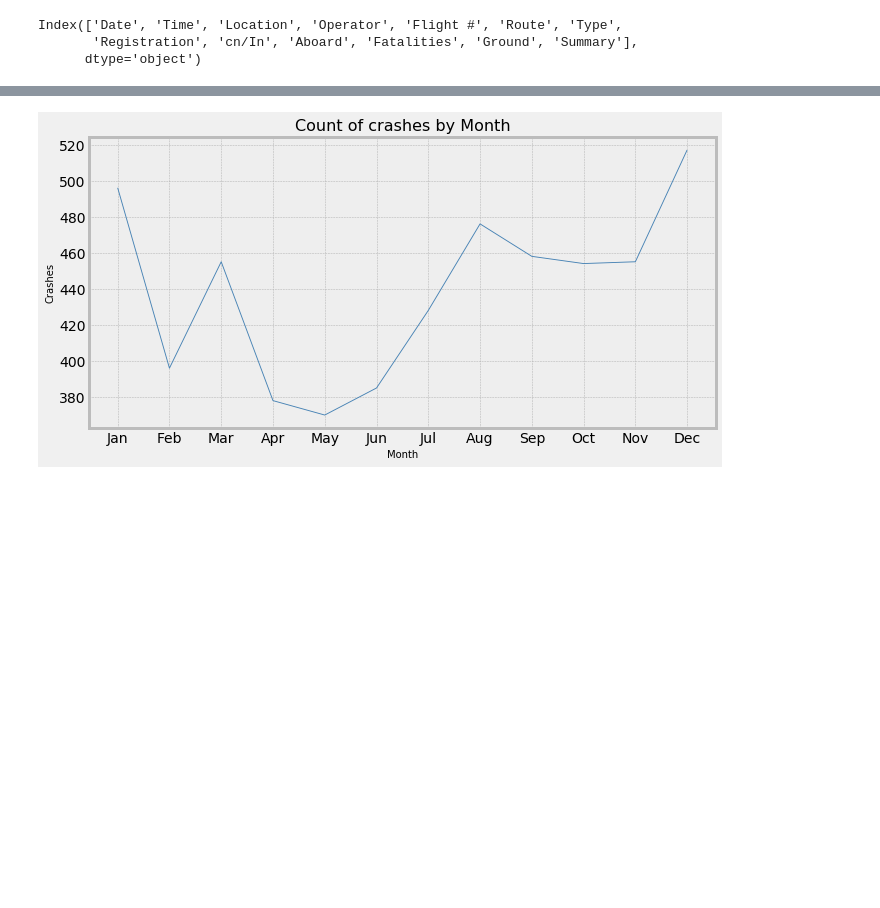
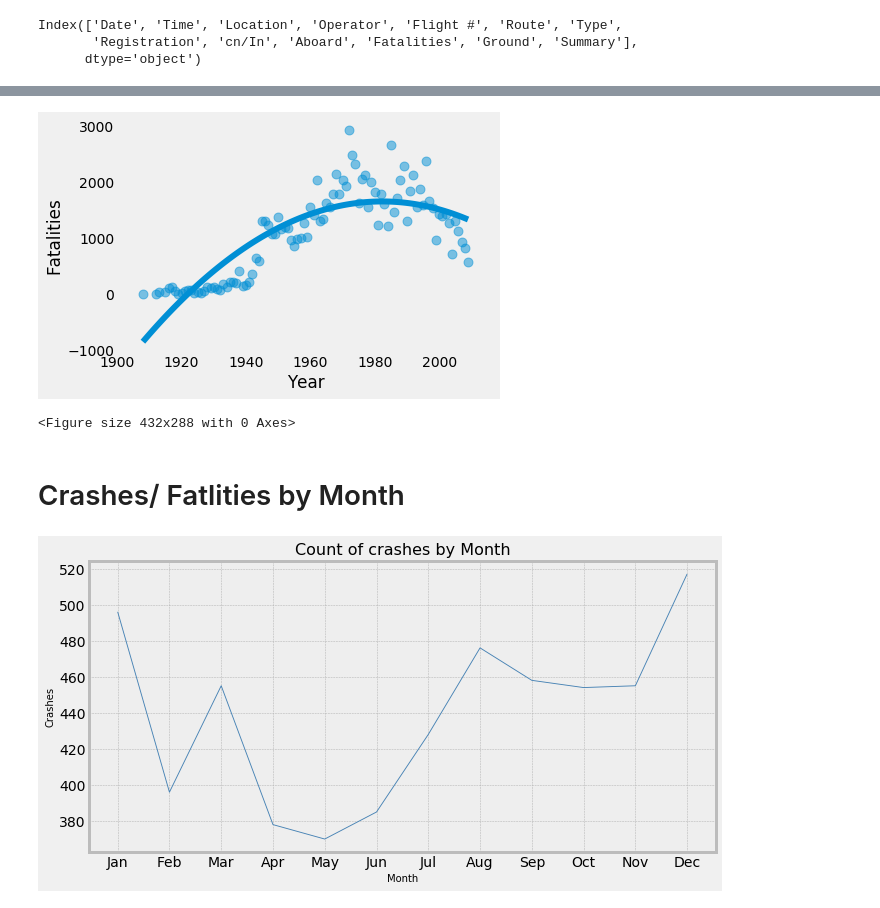
Before and after one commit to LauraJ3053/Project_01, a Jupyter notebook: Airplane_Crashes/Airplane_Crashes-Group.ipynb, the cells around one changed output, grey strips where cells are left out. Cells and saved outputs as stored; diff of their text form; code cells hidden in the pictures; blank space fills up the shorter version.

```diff
--- a/Airplane_Crashes/Airplane_Crashes-Group.ipynb
+++ b/Airplane_Crashes/Airplane_Crashes-Group.ipynb
@@ -119,3 +145,15 @@ plt.show()
+# %%
+plt_yr_fatalities = sns.regplot(x="Year", y="Fatalities", data = df_yr_fatalities,
+                                    scatter_kws={"alpha" : .5, 's': 80},
+                                    order=2, ci=None, truncate=True)
+plt.grid()
+plt.show()
+plt.savefig("Images/plt_yr_fatalities.png")
+# %% [output]
+[figure, added]
+<Figure size 432x288 with 0 Axes>
+# %% [markdown]
+# Crashes/ Fatlities by Month
 # %%
 #Creating line chart for Crashes by Month
 
```
Also changed, not shown: parts of 29 cells of this notebook, 8 other files.
